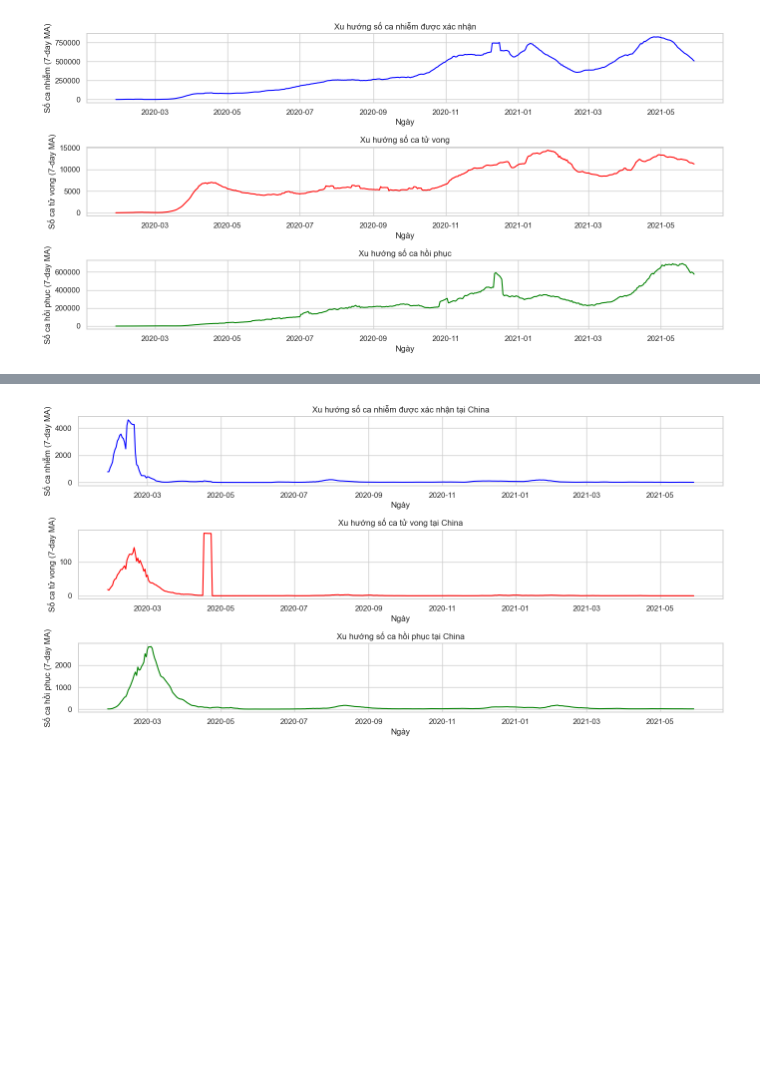
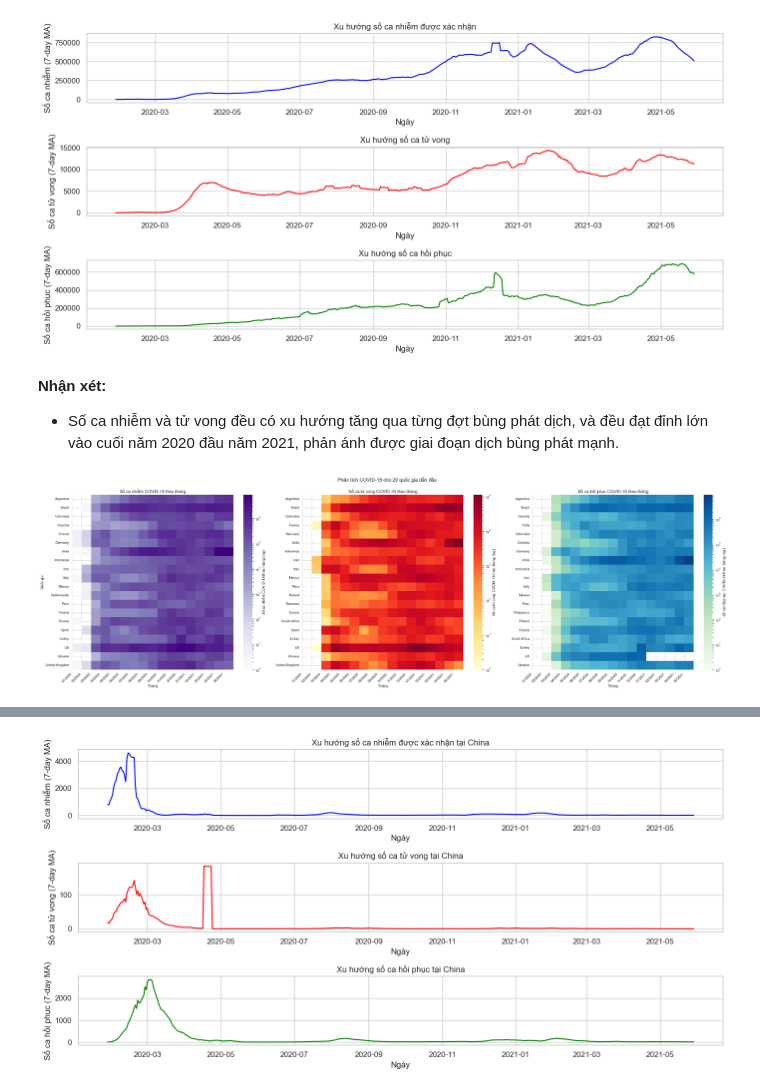
Before and after one commit to nguyentuongbachhy/Data-Visualization-with-Python, a Jupyter notebook: src/data_visualization_Deng.ipynb, the cells around one changed output, grey strips where cells are left out. Drawn from its saved outputs; the diff is of its cells as text; code cells hidden in the pictures; blank space fills up the shorter version.

```diff
--- a/src/data_visualization_Deng.ipynb
+++ b/src/data_visualization_Deng.ipynb
@@ -140,3 +191,69 @@ def plot_comparison_trend(df, countries):
 plot_trend_analysis(covid_data)
 # %% [output]
 [figure]
+# %% [markdown]
+**Nhận xét:**
+
+- Số ca nhiễm và tử vong đều có xu hướng tăng qua từng đợt bùng phát dịch, và đều đạt đỉnh lớn vào cuối năm 2020 đầu năm 2021, phản ánh được giai đoạn dịch bùng phát mạnh.
+# %%
+def prepare_heatmap_data(df, column_name):
+    df['Total'] = df.iloc[:, 3:].sum(axis=1)
+    top_countries = df.nlargest(20, 'Total')['Country/Region'].tolist()
+
+    df_top = df[df['Country/Region'].isin(top_countries)]
+
+    df_melt = df_top.melt(id_vars=['Country/Region'],
+                          value_vars=df.columns[3:-1],
+                          var_name='Date',
+                          value_name=column_name)
+
+    df_melt['Date'] = pd.to_datetime(df_melt['Date'], format='%m/%d/%y')
+    df_melt['Month'] = df_melt['Date'].dt.to_period('M').dt.to_timestamp()
+    df_monthly = df_melt.groupby(['Country/Region', 'Month'])[column_name].sum().reset_index()
+
+    heatmap_data = df_monthly.pivot(index='Country/Region',
+                                    columns='Month',
+                                    values=column_name)
+
+    return heatmap_data, df_monthly
+
+def create_heatmap(ax, data, title, color_map, show_ylabel=True):
+    sns.heatmap(data,
+                ax=ax,
+                cmap=color_map,
+                norm=LogNorm(),
+                cbar_kws={'label': title + ' (log)'})
+
+    # Format x-axis labels
+    month_labels = [date.strftime('%m/%Y') for date in data.columns]
+    ax.set_xticks(range(len(month_labels)))
+    ax.set_xticklabels(month_labels, rotation=45, ha='right')
+
+    # Set titles and labels
+    ax.set_title(title, fontsize=14)
+    ax.set_xlabel('Tháng', fontsize=12)
+
+    if show_ylabel:
+        ax.set_ylabel('Quốc gia', fontsize=12)
+    else:
+        ax.set_ylabel('', fontsize=0)
+
+    return ax
+
+fig, axes = plt.subplots(1, 3, figsize=(32, 10))
+
+confirmed_data, confirmed_monthly = prepare_heatmap_data(confirmed_df, 'Cases')
+deaths_data, deaths_monthly = prepare_heatmap_data(deaths_df, 'Cases')
+recovered_data, recovered_monthly = prepare_heatmap_data(recovered_df, 'Cases')
+
+create_heatmap(axes[0], confirmed_data, 'Số ca nhiễm COVID-19 theo tháng', 'Purples', True)
+create_heatmap(axes[1], deaths_data, 'Số ca tử vong COVID-19 theo tháng', 'YlOrRd', False)
+create_heatmap(axes[2], recovered_data, 'Số ca hồi phục COVID-19 theo tháng', 'GnBu', False)
+
+plt.suptitle('Phân tích COVID-19 cho 20 quốc gia dẫn đầu', fontsize=16, y=0.98)
+plt.tight_layout()
+plt.subplots_adjust(top=0.90)
+
+plt.show()
+# %% [output]
+[figure, added]
```
Also changed, not shown: parts of 23 cells of this notebook, 3 other files.
